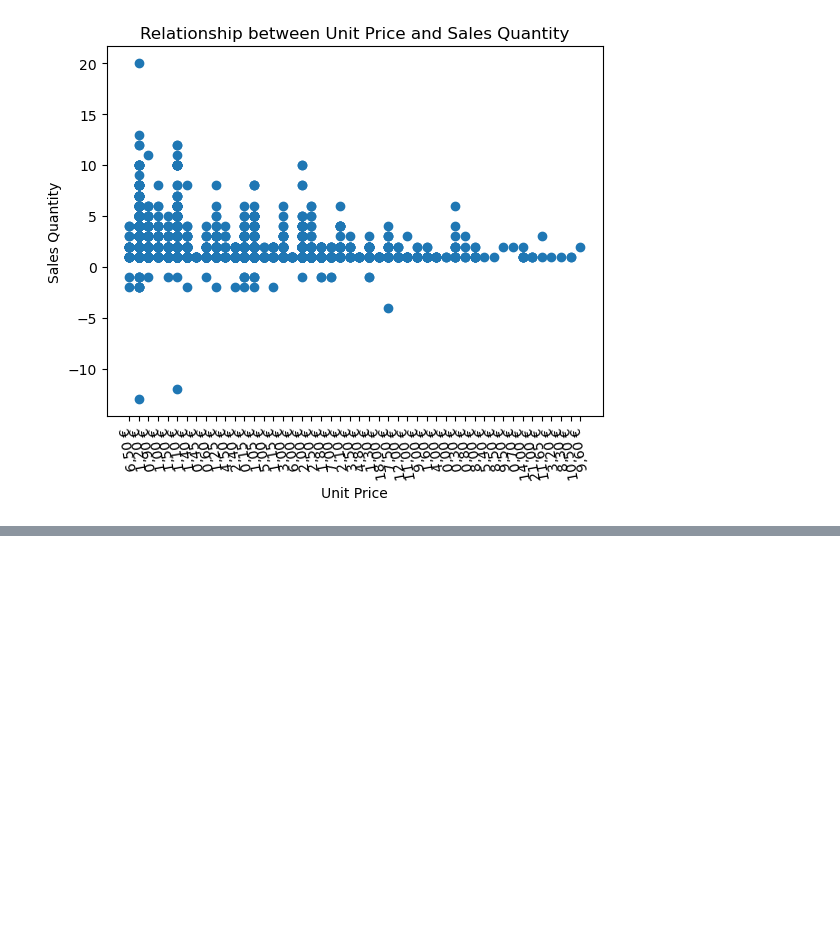
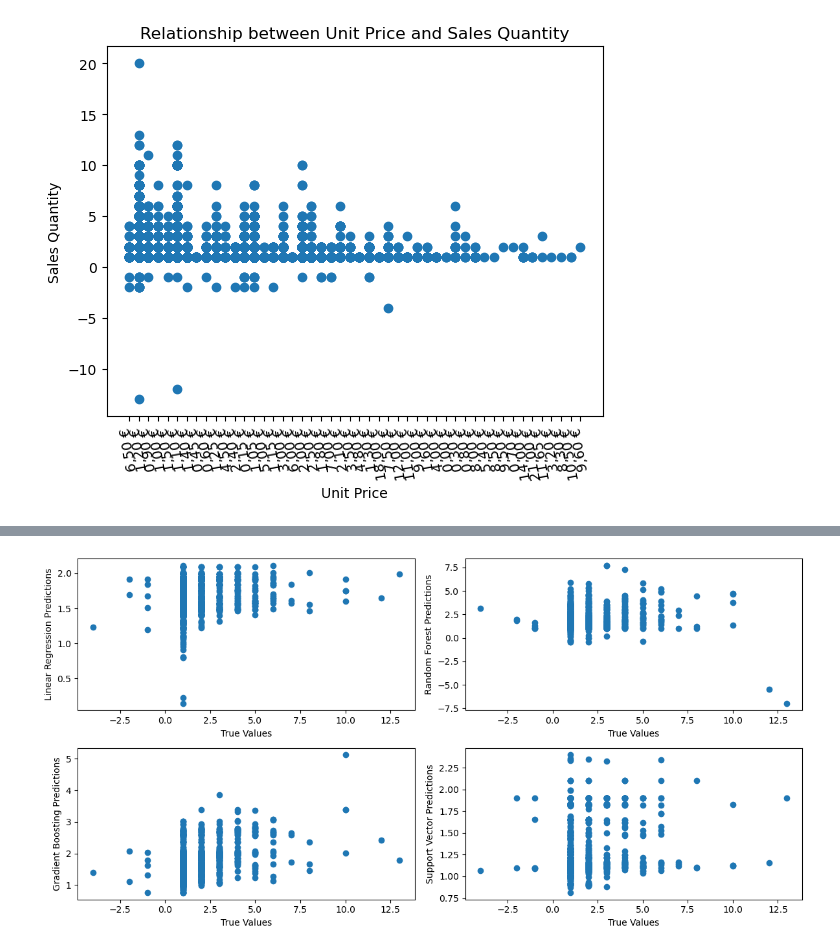
Before and after one commit to Kkingcode/Machine-learning-comparison-on-bakery-sales-dataset-on-special-days-holidays-, a Jupyter notebook: bakery.ipynb, the cells around one changed output, grey strips where cells are left out. Saved outputs shown, nothing was run; the diff lists cells and outputs as text; code cells hidden in the pictures; blank space fills up the shorter version.

```diff
--- a/bakery.ipynb
+++ b/bakery.ipynb
@@ -221,0 +346,5 @@ plt.show()
+# %%
+# Perform additional preprocessing (scaling) if required for specific models
+scaler = StandardScaler()
+X_train_scaled = scaler.fit_transform(X_train)
+X_test_scaled = scaler.transform(X_test)
@@ -221,0 +366,12 @@ plt.show()
+# %%
+# Make predictions
+linear_regression_predictions = linear_regression_model.predict(X_test_scaled)
+random_forest_predictions = random_forest_model.predict(X_test_scaled)
+gradient_boosting_predictions = gradient_boosting_model.predict(X_test_scaled)
+support_vector_predictions = support_vector_model.predict(X_test_scaled)
+
+# Display predictions
+print("Linear Regression Predictions:", linear_regression_predictions)
+print("Random Forest Predictions:", random_forest_predictions)
+print("Gradient Boosting Predictions:", gradient_boosting_predictions)
+print("Support Vector Predictions:", support_vector_predictions)
@@ -221,0 +411,31 @@ plt.show()
+# %%
+# Visualizations to provide a clearer understanding of the model's performance
+import matplotlib.pyplot as plt
+
+# Plotting the predictions
+plt.figure(figsize=(12, 6))
+
+plt.subplot(2, 2, 1)
+plt.scatter(y_test, linear_regression_predictions)
+plt.xlabel('True Values')
+plt.ylabel('Linear Regression Predictions')
+
+plt.subplot(2, 2, 2)
+plt.scatter(y_test, random_forest_predictions)
+plt.xlabel('True Values')
+plt.ylabel('Random Forest Predictions')
+
+plt.subplot(2, 2, 3)
+plt.scatter(y_test, gradient_boosting_predictions)
+plt.xlabel('True Values')
+plt.ylabel('Gradient Boosting Predictions')
+
+plt.subplot(2, 2, 4)
+plt.scatter(y_test, support_vector_predictions)
+plt.xlabel('True Values')
+plt.ylabel('Support Vector Predictions')
+
+plt.tight_layout()
+plt.show()
+# %% [output]
+[figure, added]
```
Also changed, not shown: parts of 29 cells of this notebook.
